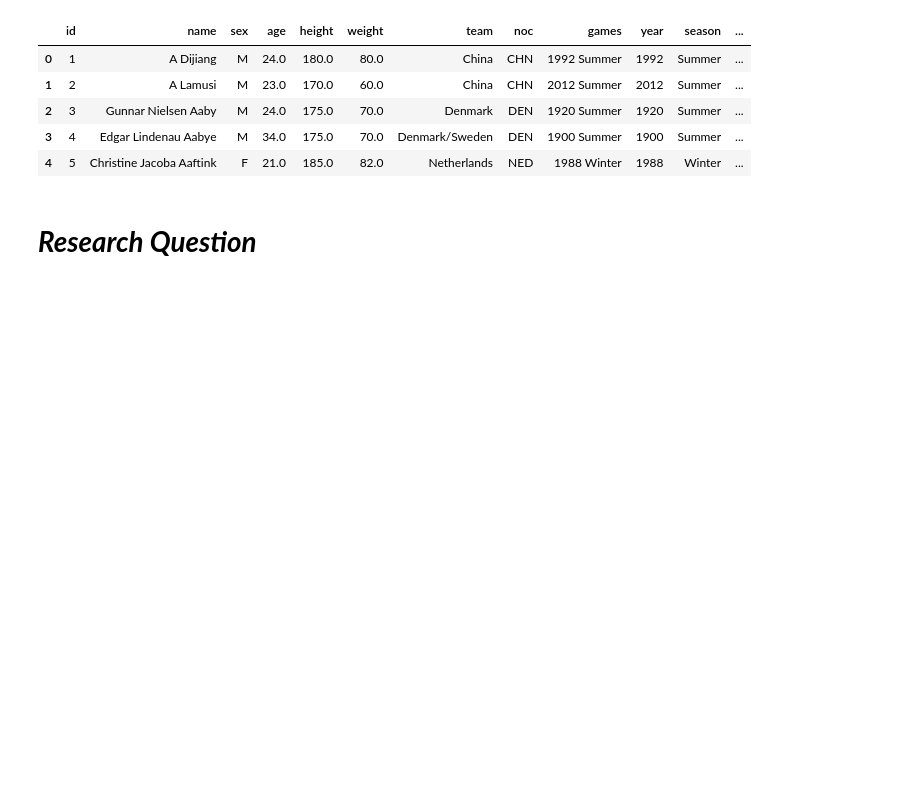
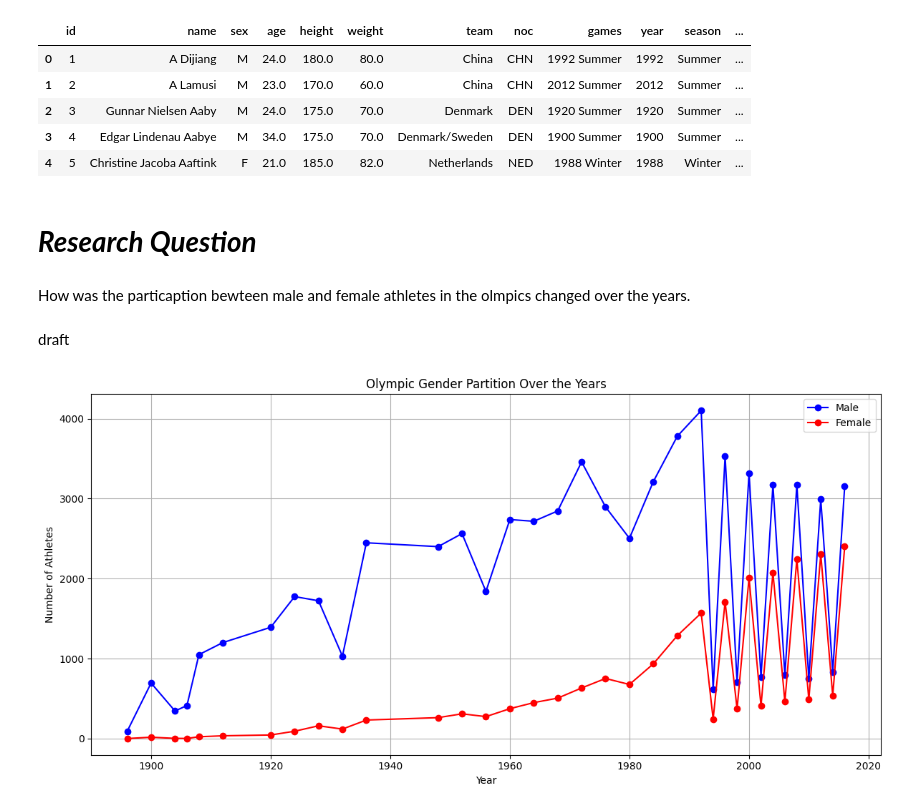
Before and after one commit to meza1122/Project, a Jupyter notebook: Research_Project.ipynb, the cells around one changed output. Drawn from its saved outputs; the diff is of its cells as text; code cells hidden in the pictures; blank space fills up the shorter version.

```diff
--- a/Research_Project.ipynb
+++ b/Research_Project.ipynb
@@ -195,3 +195,25 @@ memory usage: 869.4+ KB
 | 4 | 5 | Christine Jacoba Aaftink | F | 21.0 | 185.0 | 82.0 | Netherlands | NED | 1988 Winter | 1988 | Winter | ... |
 # %% [markdown]
 # ***Research Question***
+# %% [markdown]
+How was the particaption bewteen male and female athletes in the olmpics changed over the years.
+# %% [markdown]
+draft
+# %%
+import matplotlib.pyplot as plt
+gender_count_by_year = merged.groupby(['year', 'sex'])['id'].nunique().reset_index()
+pivot_gender_count = gender_count_by_year.pivot(index='year', columns='sex', values='id')
+
+plt.figure(figsize=(12, 6))
+plt.plot(pivot_gender_count.index, pivot_gender_count['M'], label='Male', color='blue', marker='o')
+plt.plot(pivot_gender_count.index, pivot_gender_count['F'], label='Female', color='red', marker='o')
+
+plt.title('Olympic Gender Partition Over the Years')
+plt.xlabel('Year')
+plt.ylabel('Number of Athletes')
+plt.legend()
+plt.grid(True)
+plt.tight_layout()
+plt.show()
+# %% [output]
+[figure, added]
```
Also changed, not shown: parts of 6 cells of this notebook.
